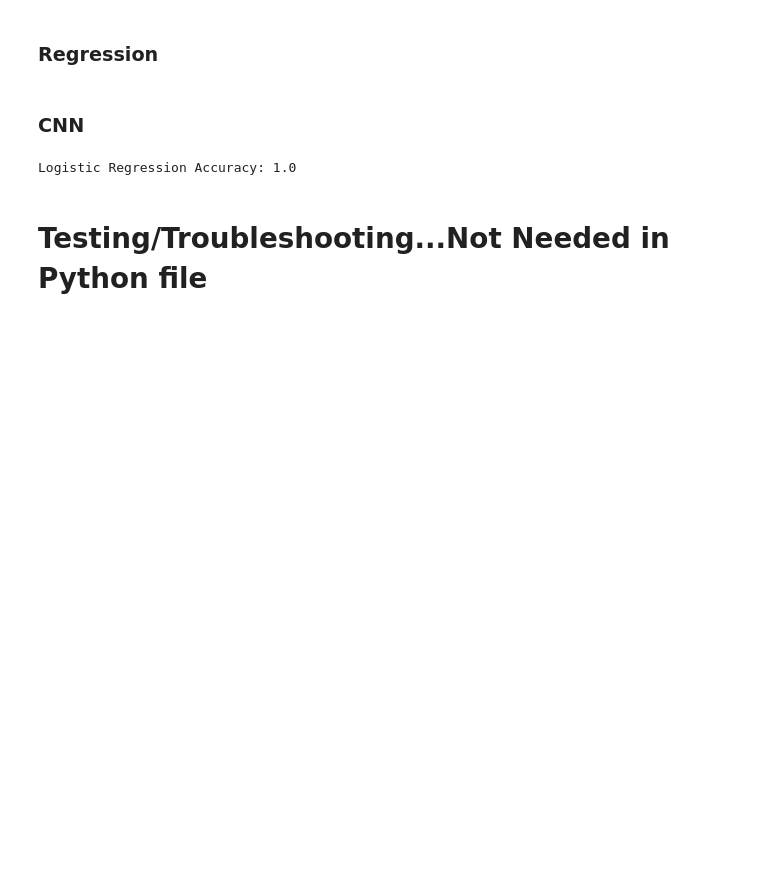
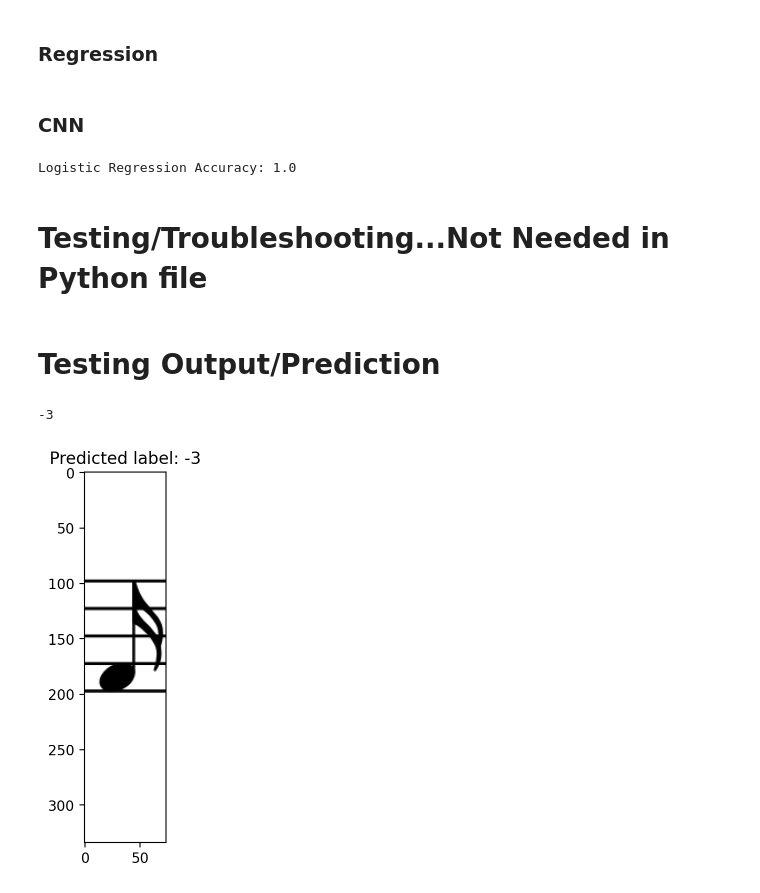
Before and after one commit to urtrapped247/consonance, a Jupyter notebook: Notebooks/pipeline.ipynb, the cells around one changed output. Cells and saved outputs as stored; diff of their text form; code cells hidden in the pictures; blank space fills up the shorter version.

Commit message:
Added code to pipeline notebook to sanity check our prediction and show the image

```diff
--- a/Notebooks/pipeline.ipynb
+++ b/Notebooks/pipeline.ipynb
@@ -427,3 +427,25 @@ def create_single_note_dataset(image_folder='../raw_data/sheet_images', label_fi
             image_labels.append(label)
 
     return np.array(images), bounding_boxes, image_labels
+# %% [markdown]
+# Testing Output/Prediction
+# %%
+predicted_label = logistic_model.predict(X_test[0].reshape(1, -1))[0]
+predicted_label
+# %% [output]
+-3
+# %%
+import matplotlib.pyplot as plt
+
+# Using our cropped pixels
+height, width = 334, 74
+
+# Reshape flattened image
+image = X_test[0].reshape(height, width)
+
+# Display the image
+plt.imshow(image, cmap='gray')
+plt.title(f"Predicted label: {predicted_label}")
+plt.show()
+# %% [output]
+[figure, added]
```
Also changed, not shown: parts of 2 cells of this notebook.
